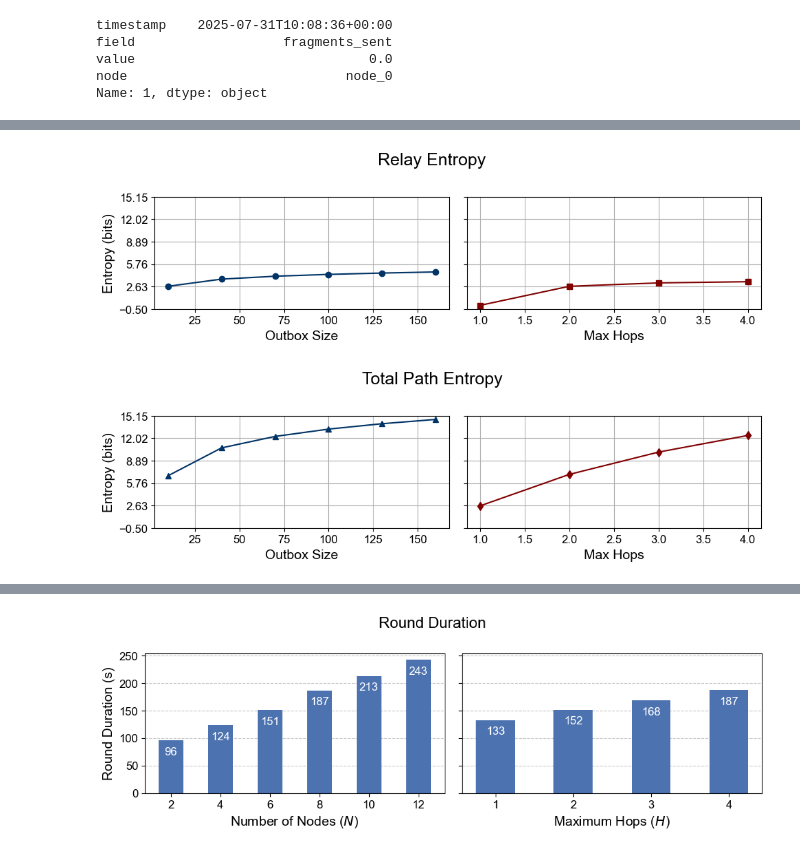
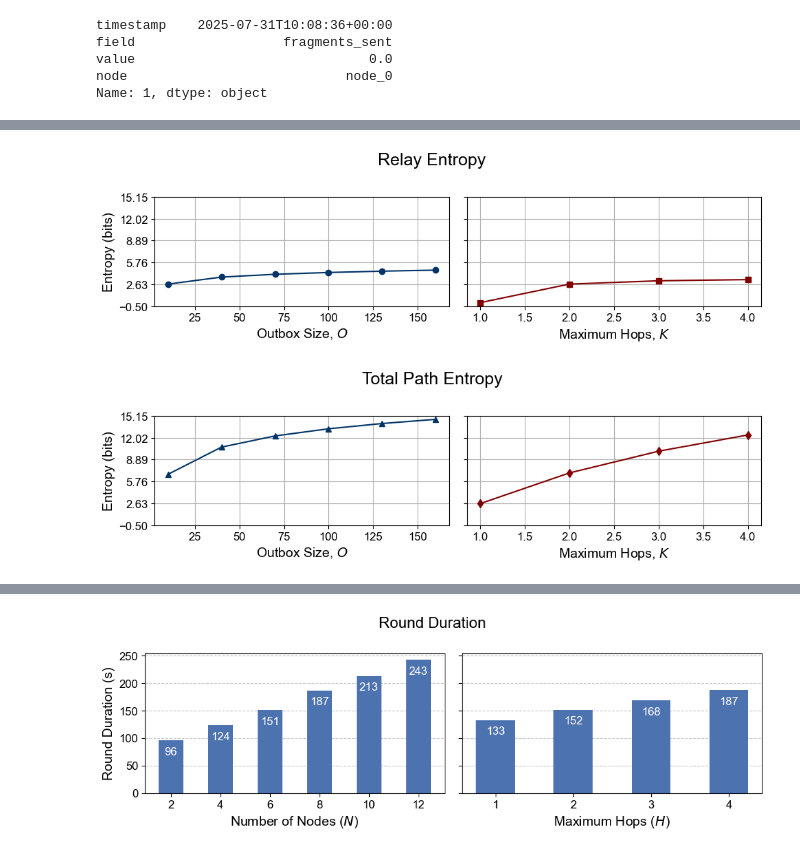
Before and after one commit to Altishofer/DFL_PeerBasedMixing, a Jupyter notebook: experiments/1_general_metrics.ipynb, the cells around one changed output, grey strips where cells are left out. Saved outputs shown, nothing was run; the diff lists cells and outputs as text; code cells hidden in the pictures.

```diff
--- a/experiments/1_general_metrics.ipynb
+++ b/experiments/1_general_metrics.ipynb
@@ -255,49 +252,49 @@ min_y = min(all_vals) - 0.5
 fig, axs = plt.subplots(1, 2, figsize=(10, 3.125))
 
 axs[0].plot(outbox_size, y_e_io_outbox, marker='o', color=dark_blue)
-axs[0].set_xlabel("Outbox Size")
+axs[0].set_xlabel("Outbox Size, $O$")
 axs[0].set_ylabel("Entropy (bits)")
 axs[0].grid(True)
 axs[0].set_ylim(min_y, max_y)
 axs[0].set_yticks(np.linspace(min_y, max_y, 6))
 
 axs[1].plot(nr_hops, y_e_io_hops, marker='s', color=wine_red)
-axs[1].set_xlabel("Max Hops")
+axs[1].set_xlabel("Maximum Hops, $K$")
 axs[1].set_yticklabels([])
 axs[1].grid(True)
 axs[1].set_ylim(min_y, max_y)
 axs[1].set_yticks(np.linspace(min_y, max_y, 6))
 
 fig.suptitle("Relay Entropy", fontsize=18)
 fig.subplots_adjust(top=0.85)
 fig.tight_layout(rect=[0, 0.03, 1, 1])
 fig.savefig(join(figure_path, "relative_entropy_relay.pdf"), bbox_inches="tight", dpi=600)
 plt.show()
 
 fig, axs = plt.subplots(1, 2, figsize=(10, 3.125))
 
 axs[0].plot(outbox_size, y_e_total_hops, marker='^', color=dark_blue)
-axs[0].set_xlabel("Outbox Size")
+axs[0].set_xlabel("Outbox Size, $O$")
 axs[0].set_ylabel("Entropy (bits)")
 axs[0].grid(True)
 axs[0].set_ylim(min_y, max_y)
 axs[0].set_yticks(np.linspace(min_y, max_y, 6))
 
 axs[1].plot(nr_hops, y_e_total_nodes, marker='d', color=wine_red)
-axs[1].set_xlabel("Max Hops")
+axs[1].set_xlabel("Maximum Hops, $K$")
 axs[1].set_yticklabels([])
 axs[1].grid(True)
 axs[1].set_ylim(min_y, max_y)
 axs[1].set_yticks(np.linspace(min_y, max_y, 6))
 
 fig.suptitle("Total Path Entropy", fontsize=18)
 fig.subplots_adjust(top=0.85)
 fig.tight_layout(rect=[0, 0.03, 1, 1])
 fig.savefig(join(figure_path, "total_path_entropy.pdf"), bbox_inches="tight", dpi=600)
 plt.show()
 # %% [output]
-[figure, old version]
+[figure, new version]
-[figure, old version]
+[figure, new version]
 # %%
 def get_nr_forwardings(df):
     max_mean = df[df["field"] == "forwarded"].groupby("node")['value'].max().mean()
```
Also changed, not shown: parts of 8 cells of this notebook.
